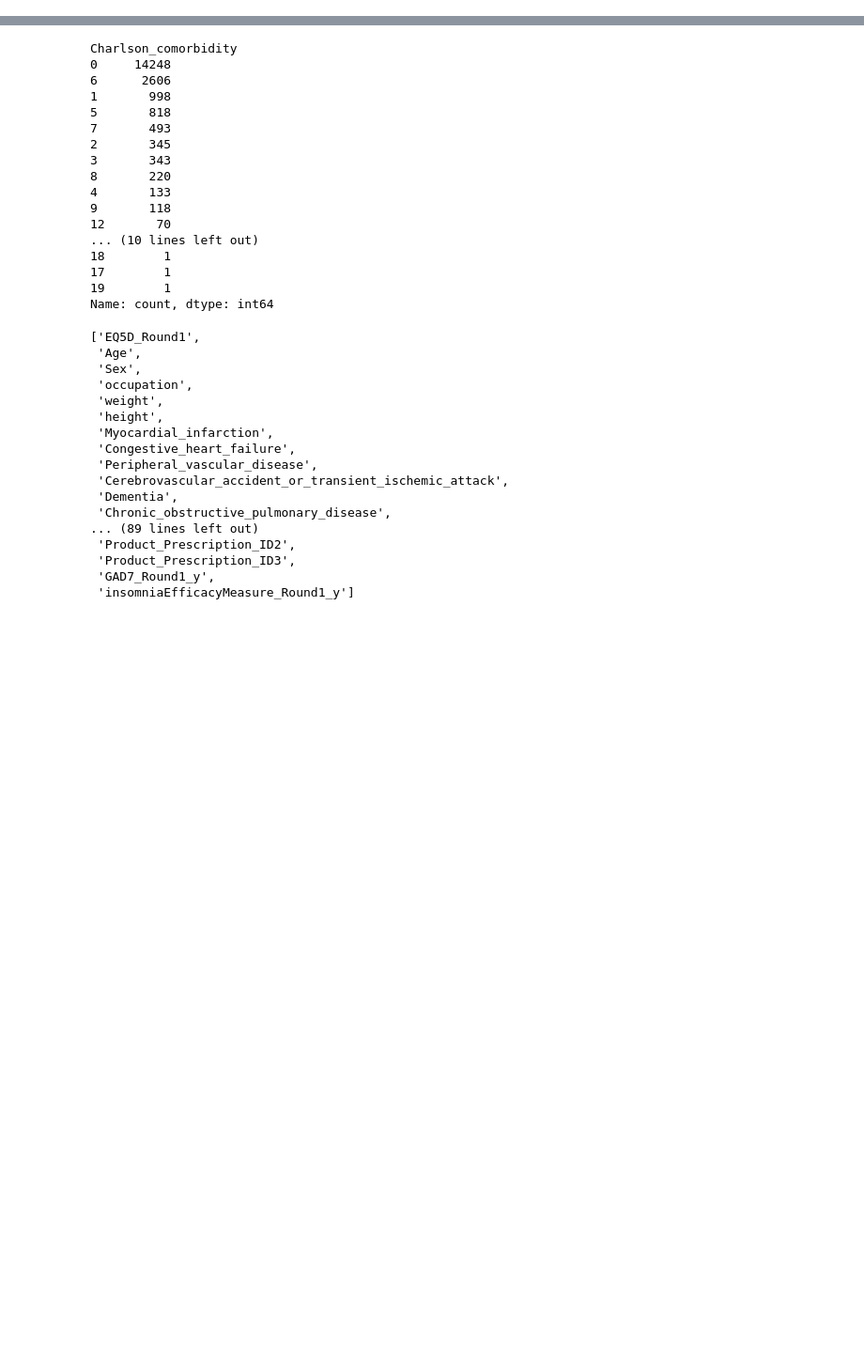
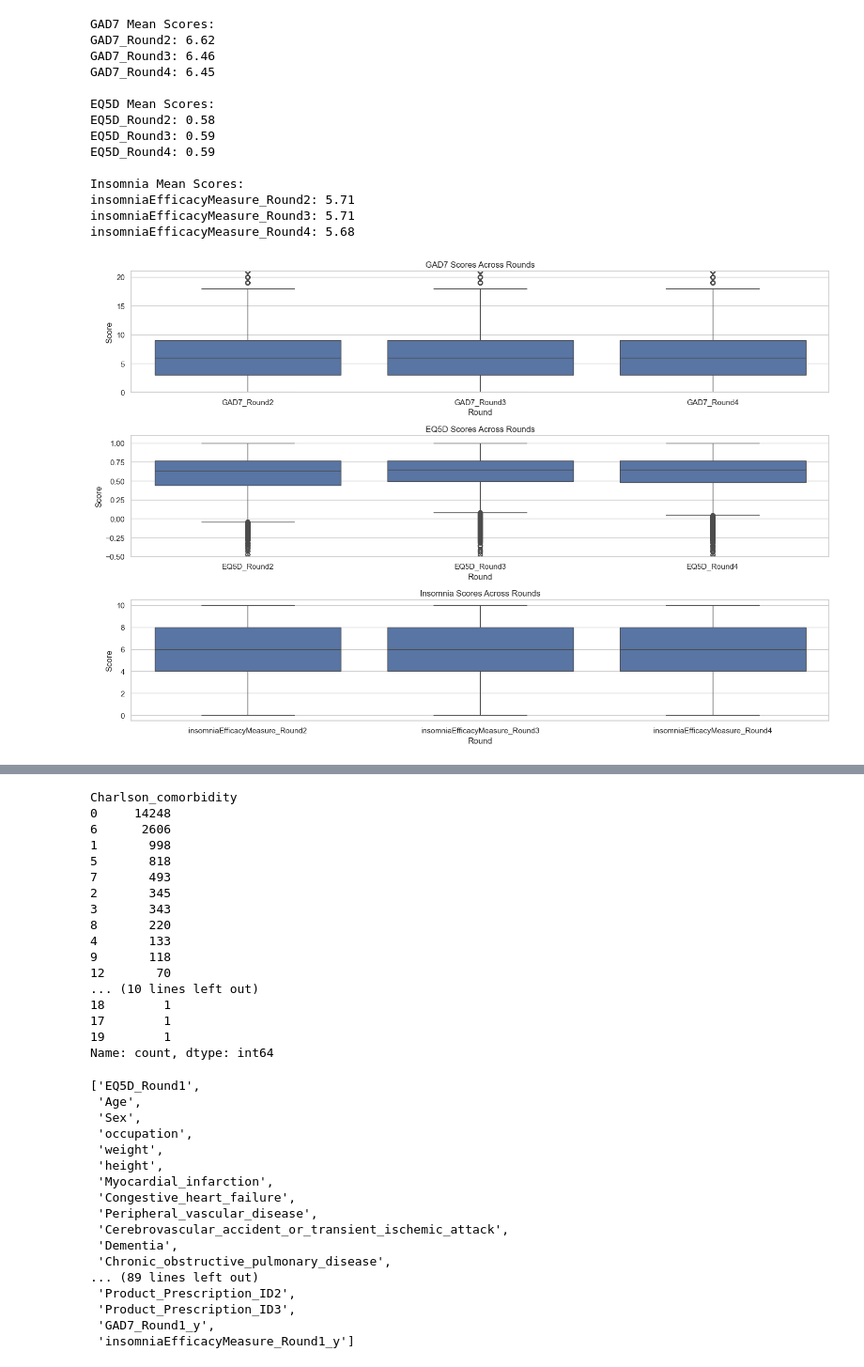
Before and after one commit to aabbylam/hda-project, a Jupyter notebook: UI/ui.ipynb, the cells around one changed output, grey strips where cells are left out. Shown: that part at 94% size. Cells and saved outputs as stored; diff of their text form; code cells hidden in the pictures; blank space fills up the shorter version.

```diff
--- a/UI/ui.ipynb
+++ b/UI/ui.ipynb
@@ -60,0 +134,63 @@ X=X.rename(columns={
+# %%
+import pandas as pd
+import seaborn as sns
+import matplotlib.pyplot as plt
+
+# Calculate and print means for each metric
+def print_means(df, metric_name, round_cols):
+    print(f"\n{metric_name} Mean Scores:")
+    for col in round_cols:
+        print(f"{col}: {df[col].mean():.2f}")
+
+# GAD7
+print_means(filtered, "GAD7", ['GAD7_Round2', 'GAD7_Round3', 'GAD7_Round4'])
+
+# EQ5D
+print_means(filtered, "EQ5D", ['EQ5D_Round2', 'EQ5D_Round3', 'EQ5D_Round4'])
+
+# Insomnia
+print_means(filtered, "Insomnia", ['insomniaEfficacyMeasure_Round2',
+                                  'insomniaEfficacyMeasure_Round3',
+                                  'insomniaEfficacyMeasure_Round4'])
+
+# Create the visualization (same as before)
+plt.figure(figsize=(15, 10))
+
+# GAD7 Plot
+plt.subplot(3, 1, 1)
+sns.boxplot(data=combined[combined['Metric'] == 'GAD7'],
+            x='Round', y='Score')
+plt.title('GAD7 Scores Across Rounds')
+plt.ylim(0, 21)
+
+# EQ5D Plot
+plt.subplot(3, 1, 2)
+sns.boxplot(data=combined[combined['Metric'] == 'EQ5D'],
+            x='Round', y='Score')
+plt.title('EQ5D Scores Across Rounds')
+plt.ylim(-0.5, 1.1)
+
+# Insomnia Plot
+plt.subplot(3, 1, 3)
+sns.boxplot(data=combined[combined['Metric'] == 'Insomnia'],
+            x='Round', y='Score')
+plt.title('Insomnia Scores Across Rounds')
+
+plt.tight_layout()
+plt.show()
+# %% [output]
+GAD7 Mean Scores:
+GAD7_Round2: 6.62
+GAD7_Round3: 6.46
+GAD7_Round4: 6.45
+
+EQ5D Mean Scores:
+EQ5D_Round2: 0.58
+EQ5D_Round3: 0.59
+EQ5D_Round4: 0.59
+
+Insomnia Mean Scores:
+insomniaEfficacyMeasure_Round2: 5.71
+insomniaEfficacyMeasure_Round3: 5.71
+insomniaEfficacyMeasure_Round4: 5.68
+[figure, added]
```
Also changed, not shown: parts of 4 cells of this notebook, 1 other file.
